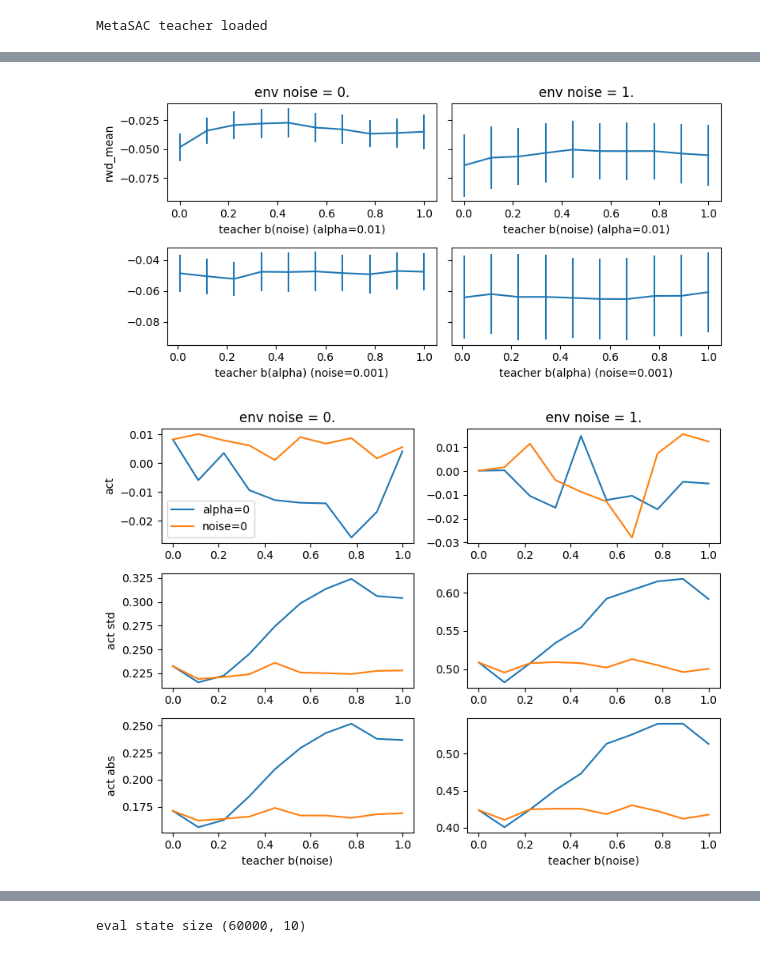
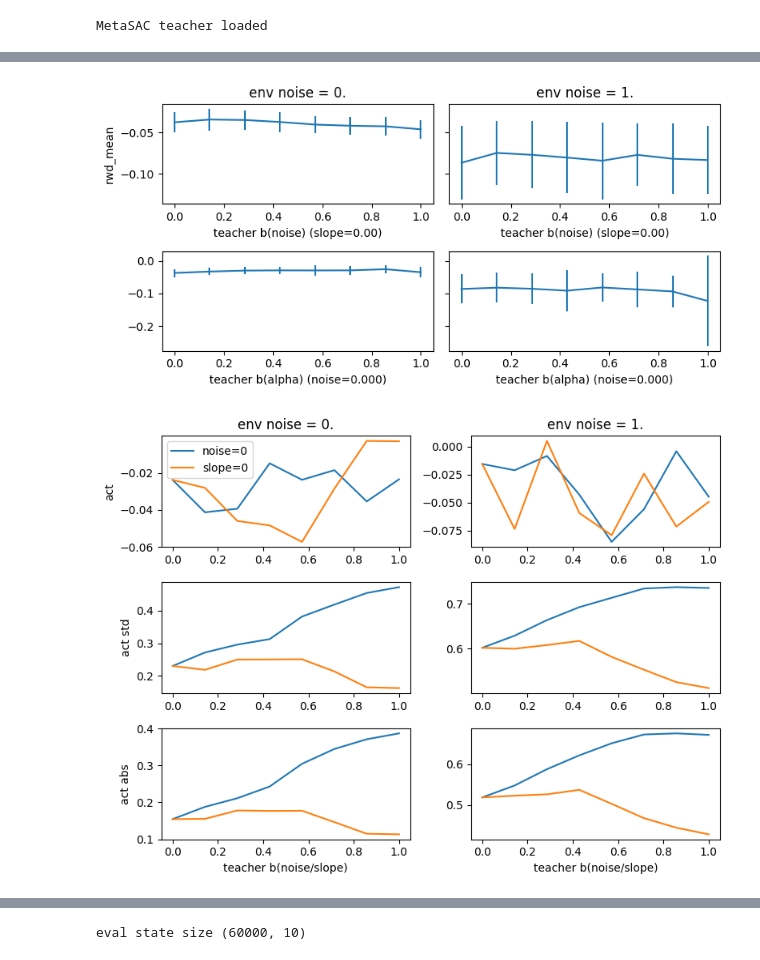
Before and after one commit to KilianFt/LIFT, a Jupyter notebook: notebooks/teacher_meta_analysis.ipynb, the cells around one changed output, grey strips where cells are left out. Drawn from its saved outputs; the diff is of its cells as text; code cells hidden in the pictures.

Commit message:
update teacher_meta_analysis of teacher conditioned on noise, slope, and alpha

```diff
--- a/notebooks/teacher_meta_analysis.ipynb
+++ b/notebooks/teacher_meta_analysis.ipynb
@@ -110,23 +86,23 @@ for i, teacher_noise in enumerate(teacher_noises):
 # eval teacher with different meta variables in the same environment
 np.random.seed(0)
 
-noise = 1.
-alpha = 0.
+env_noise = 1.
+env_noise_slope = 1.
 
-num_rows = 10
-num_cols = 10
-teacher_noises = torch.linspace(0.001, 1., steps=num_rows)
-teacher_alphas = torch.linspace(0.01, 1., steps=num_cols)
+num_rows = 8
+num_cols = 8
+teacher_noises = torch.linspace(0., 1., steps=num_rows)
+teacher_noise_slopes = torch.linspace(0., 1., steps=num_cols)
 
 eval_data_2 = [[None for _ in range(num_cols)] for _ in range(num_rows)]
 for i, teacher_noise in enumerate(teacher_noises):
-    for j, teacher_alpha in enumerate(teacher_alphas):
-        eval_data_2[i][j] = eval_teacher(
+    for j, teacher_noise_slope in enumerate(teacher_noise_slopes):
+        eval_data_2[i][j] = eval_teacher_rollout(
             teacher,
-            noise,
-            alpha,
+            env_noise,
+            env_noise_slope,
             teacher_noise,
-            teacher_alpha,
+            teacher_noise_slope,
         )
 # %%
 # compute aggregate stats
@@ -187,22 +163,22 @@ ax[0,1].errorbar(
 )
 
 ax[1,0].errorbar(
-    teacher_alphas,
+    teacher_noise_slopes,
     eval_rwd_mean_1[noise_ref_idx,:].flatten(),
     yerr=eval_rwd_std_1[noise_ref_idx,:].flatten()
 )
 
 ax[1,1].errorbar(
-    teacher_alphas,
+    teacher_noise_slopes,
     eval_rwd_mean_2[noise_ref_idx,:].flatten(),
     yerr=eval_rwd_std_2[noise_ref_idx,:].flatten()
 )
 
-ax[0,0].set_xlabel(f"teacher b(noise) (alpha={teacher_alphas[alpha_ref_idx]:.2f})")
+ax[0,0].set_xlabel(f"teacher b(noise) (slope={teacher_noise_slopes[alpha_ref_idx]:.2f})")
 ax[0,0].set_ylabel("rwd_mean")
 ax[0,0].set_title("env noise = 0.")
 
-ax[0,1].set_xlabel(f"teacher b(noise) (alpha={teacher_alphas[alpha_ref_idx]:.2f})")
+ax[0,1].set_xlabel(f"teacher b(noise) (slope={teacher_noise_slopes[alpha_ref_idx]:.2f})")
 ax[0,1].set_title("env noise = 1.")
 
 ax[1,0].set_xlabel(f"teacher b(alpha) (noise={teacher_noises[noise_ref_idx]:.3f})")
@@ -211,39 +187,39 @@ ax[1,1].set_xlabel(f"teacher b(alpha) (noise={teacher_noises[noise_ref_idx]:.3f}
 plt.tight_layout()
 plt.show()
 # %% [output]
-[figure, old version]
+[figure, new version]
 # %%
 # compare actions
 fig, ax = plt.subplots(3, 2, figsize=(8, 6), sharex="row")
-ax[0, 0].plot(teacher_noises, eval_act_mean_1[:,0].flatten(), label="alpha=0")
-ax[0, 0].plot(teacher_noises, eval_act_mean_1[0,:].flatten(), label="noise=0")
+ax[0, 0].plot(teacher_noises, eval_act_mean_1[:,0].flatten(), label="noise=0")
+ax[0, 0].plot(teacher_noise_slopes, eval_act_mean_1[0,:].flatten(), label="slope=0")
 
 ax[0, 1].plot(teacher_noises, eval_act_mean_2[:,0].flatten(), label="alpha=0")
-ax[0, 1].plot(teacher_noises, eval_act_mean_2[0,:].flatten(), label="noise=0")
+ax[0, 1].plot(teacher_noise_slopes, eval_act_mean_2[0,:].flatten(), label="noise=0")
 
 ax[1, 0].plot(teacher_noises, eval_act_std_1[:,0].flatten(), label="alpha=0")
-ax[1, 0].plot(teacher_noises, eval_act_std_1[0,:].flatten(), label="noise=0")
+ax[1, 0].plot(teacher_noise_slopes, eval_act_std_1[0,:].flatten(), label="noise=0")
 
 ax[1, 1].plot(teacher_noises, eval_act_std_2[:,0].flatten(), label="alpha=0")
-ax[1, 1].plot(teacher_noises, eval_act_std_2[0,:].flatten(), label="noise=0")
+ax[1, 1].plot(teacher_noise_slopes, eval_act_std_2[0,:].flatten(), label="noise=0")
 
 ax[2, 0].plot(teacher_noises, eval_act_abs_1[:,0].flatten(), label="alpha=0")
-ax[2, 0].plot(teacher_noises, eval_act_abs_1[0,:].flatten(), label="noise=0")
+ax[2, 0].plot(teacher_noise_slopes, eval_act_abs_1[0,:].flatten(), label="noise=0")
 
 ax[2, 1].plot(teacher_noises, eval_act_abs_2[:,0].flatten(), label="alpha=0")
-ax[2, 1].plot(teacher_noises, eval_act_abs_2[0,:].flatten(), label="noise=0")
+ax[2, 1].plot(teacher_noise_slopes, eval_act_abs_2[0,:].flatten(), label="noise=0")
 
 ax[0, 0].set_title("env noise = 0.")
 ax[0, 1].set_title("env noise = 1.")
 
-ax[-1, 0].set_xlabel("teacher b(noise)")
-ax[-1, 1].set_xlabel("teacher b(noise)")
+ax[-1, 0].set_xlabel("teacher b(noise/slope)")
+ax[-1, 1].set_xlabel("teacher b(noise/slope)")
 
 ax[0, 0].set_ylabel("act")
 ax[1, 0].set_ylabel("act std")
 ax[2, 0].set_ylabel("act abs")
 ax[0, 0].legend()
 plt.tight_layout()
 plt.show()
 # %% [output]
-[figure, old version]
+[figure, new version]
```
Also changed, not shown: parts of 25 cells of this notebook.
